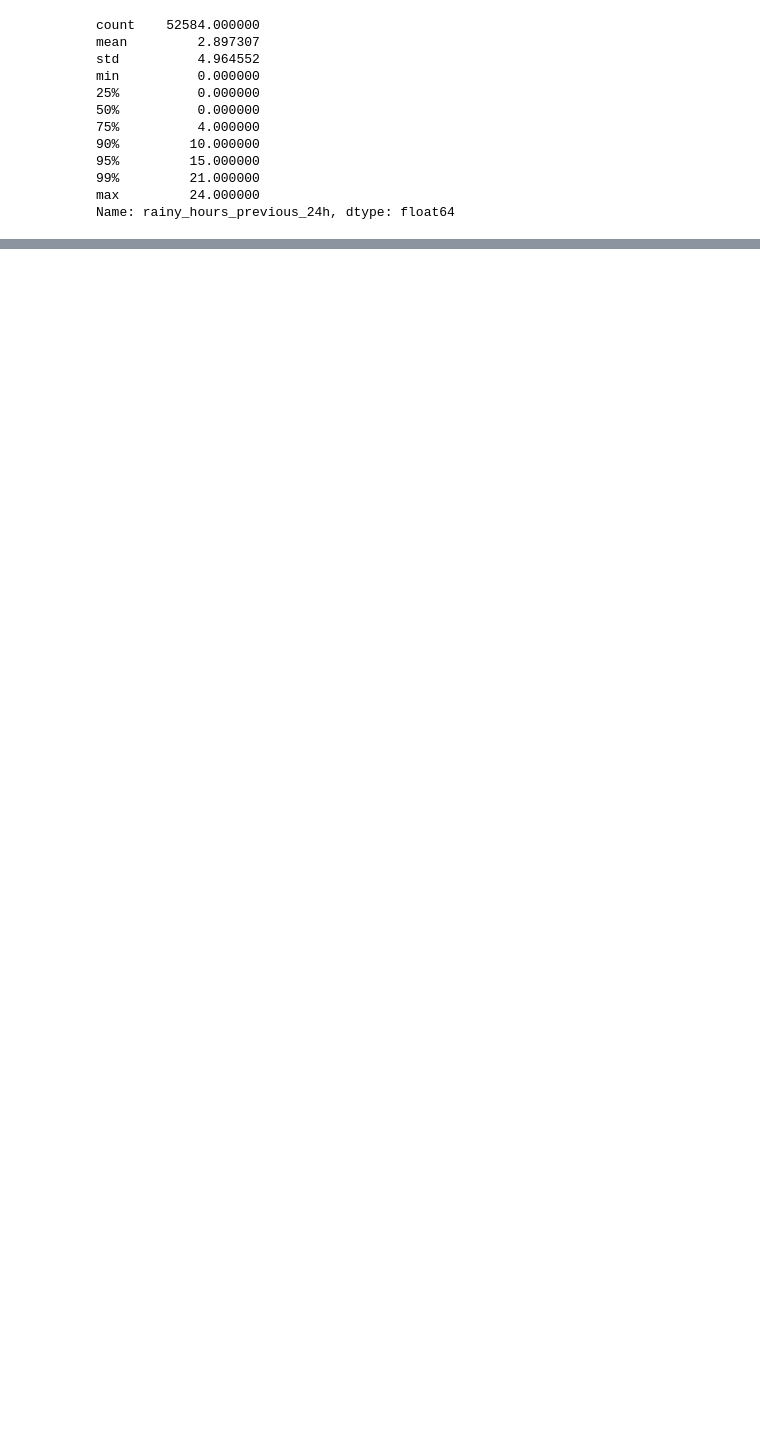
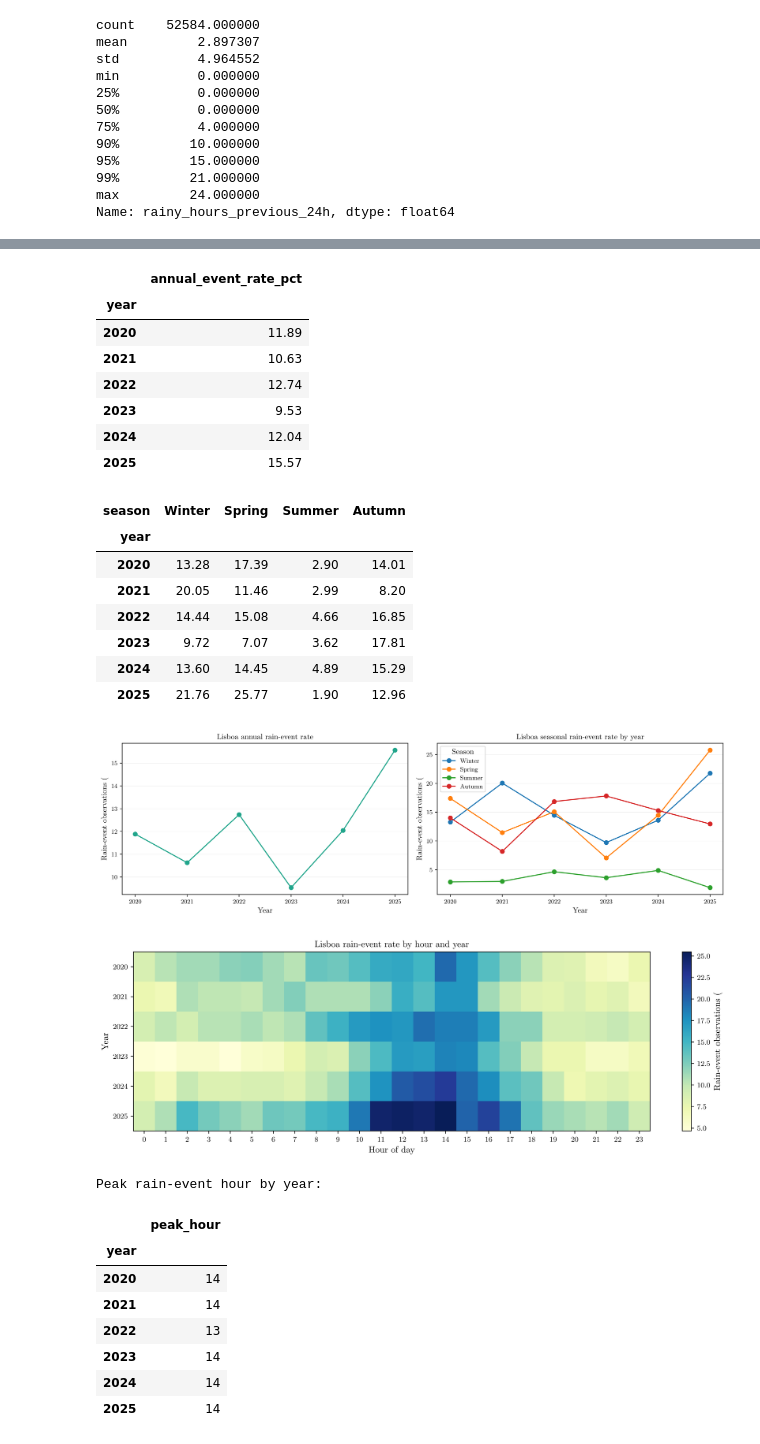
Before and after one commit to LouisSilva/Data-Stream-Mining-Practical-Assignment-1, a Jupyter notebook: notebooks/lisbon_analysis.ipynb, the cells around one changed output, grey strips where cells are left out. Drawn from its saved outputs; the diff is of its cells as text; code cells hidden in the pictures; blank space fills up the shorter version.

```diff
--- a/notebooks/lisbon_analysis.ipynb
+++ b/notebooks/lisbon_analysis.ipynb
@@ -157,0 +248,79 @@ Name: rainy_hours_previous_24h, dtype: float64
+# %%
+# Compare annual/seasonal rates and inspect whether hour-of-day patterns repeat by year.
+season_by_month = {
+    12: "Winter", 1: "Winter", 2: "Winter",
+    3: "Spring", 4: "Spring", 5: "Spring",
+    6: "Summer", 7: "Summer", 8: "Summer",
+    9: "Autumn", 10: "Autumn", 11: "Autumn",
+}
+temporal_df = df.assign(
+    year=df["time"].dt.year,
+    season=df["time"].dt.month.map(season_by_month),
+    hour=df["time"].dt.hour,
+)
+annual_rate = temporal_df.groupby("year")["rain_event"].mean().mul(100)
+season_order = ["Winter", "Spring", "Summer", "Autumn"]
+seasonal_rate = (
+    temporal_df.groupby(["year", "season"])["rain_event"].mean().mul(100)
+      .unstack("season")
+      .reindex(columns=season_order)
+)
+display(pd.DataFrame({"annual_event_rate_pct": annual_rate}).round(2))
+display(seasonal_rate.round(2))
+
+fig, axes = plt.subplots(1, 2, figsize=(13, 4))
+annual_rate.plot(marker="o", ax=axes[0], color="#21A58B")
+axes[0].set(title="Lisboa annual rain-event rate", xlabel="Year", ylabel="Rain-event observations (%)")
+seasonal_rate.plot(marker="o", ax=axes[1])
+axes[1].set(title="Lisboa seasonal rain-event rate by year", xlabel="Year", ylabel="Rain-event observations (%)")
+axes[1].legend(title="Season")
+for ax in axes:
+    ax.grid(axis="y", alpha=0.25)
+    ax.set_axisbelow(True)
+fig.tight_layout()
+plt.show()
+
+hour_by_year = (
+    temporal_df.groupby(["year", "hour"])["rain_event"].mean().mul(100)
+      .unstack("hour")
+)
+fig, ax = plt.subplots(figsize=(12, 4))
+image = ax.imshow(hour_by_year.values, aspect="auto", cmap="YlGnBu", interpolation="nearest")
+ax.set(title="Lisboa rain-event rate by hour and year", xlabel="Hour of day", ylabel="Year")
+ax.set_xticks(range(24))
+ax.set_yticks(range(len(hour_by_year.index)), labels=hour_by_year.index)
+fig.colorbar(image, ax=ax, label="Rain-event observations (%)")
+fig.tight_layout()
+plt.show()
+
+peak_hour_each_year = hour_by_year.idxmax(axis=1)
+print("Peak rain-event hour by year:")
+display(peak_hour_each_year.rename("peak_hour").to_frame())
+# %% [output]
+|  | annual_event_rate_pct |
+| year |  |
+| 2020 | 11.89 |
+| 2021 | 10.63 |
+| 2022 | 12.74 |
+| 2023 | 9.53 |
+| 2024 | 12.04 |
+| 2025 | 15.57 |
+| season | Winter | Spring | Summer | Autumn |
+| year |  |  |  |  |
+| 2020 | 13.28 | 17.39 | 2.90 | 14.01 |
+| 2021 | 20.05 | 11.46 | 2.99 | 8.20 |
+| 2022 | 14.44 | 15.08 | 4.66 | 16.85 |
+| 2023 | 9.72 | 7.07 | 3.62 | 17.81 |
+| 2024 | 13.60 | 14.45 | 4.89 | 15.29 |
+| 2025 | 21.76 | 25.77 | 1.90 | 12.96 |
+[figure, added]
+[figure, added]
+Peak rain-event hour by year:
+|  | peak_hour |
+| year |  |
+| 2020 | 14 |
+| 2021 | 14 |
+| 2022 | 13 |
+| 2023 | 14 |
+| 2024 | 14 |
+| 2025 | 14 |
```
Also changed, not shown: parts of 10 cells of this notebook, 2 other files.
